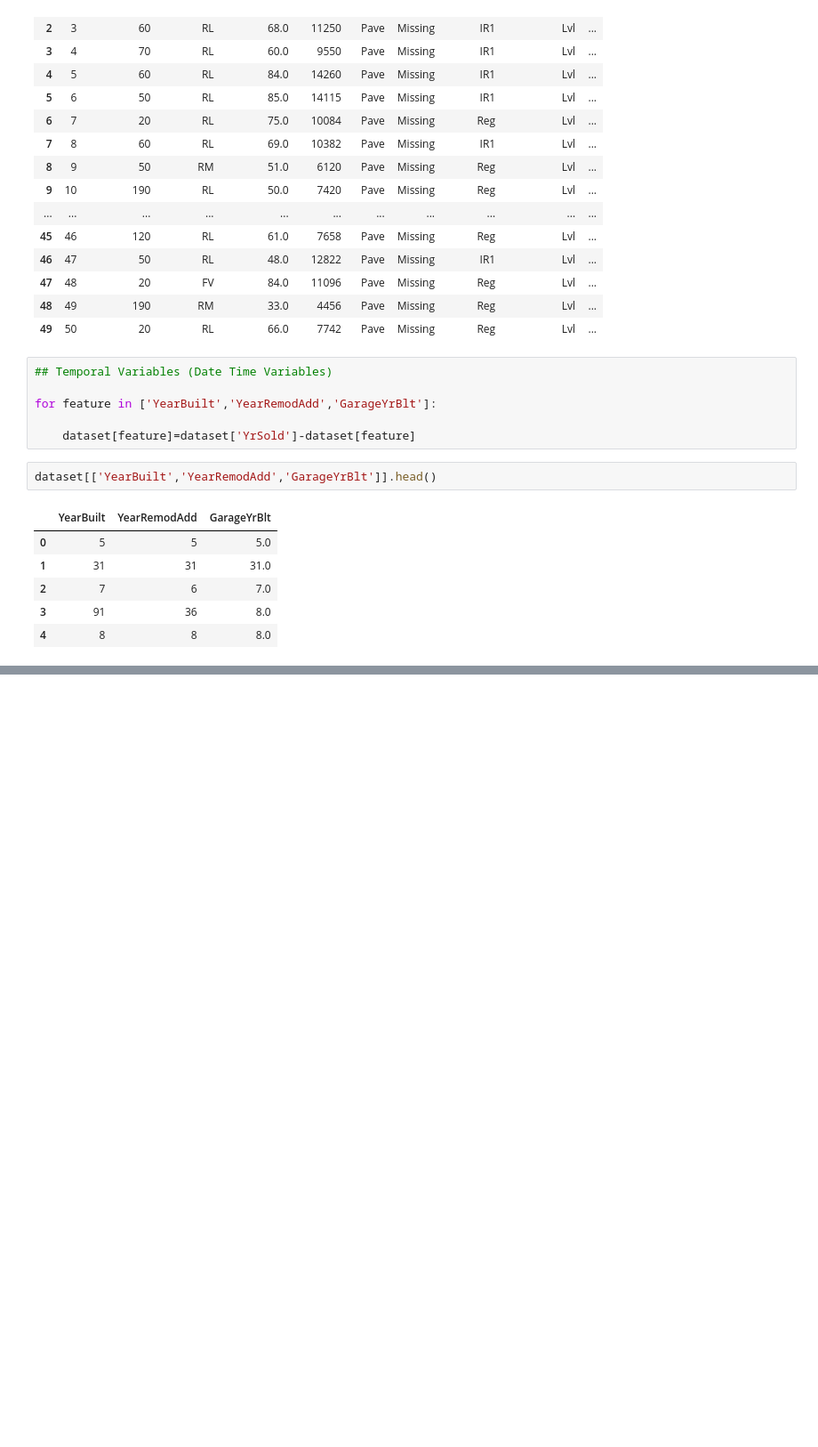
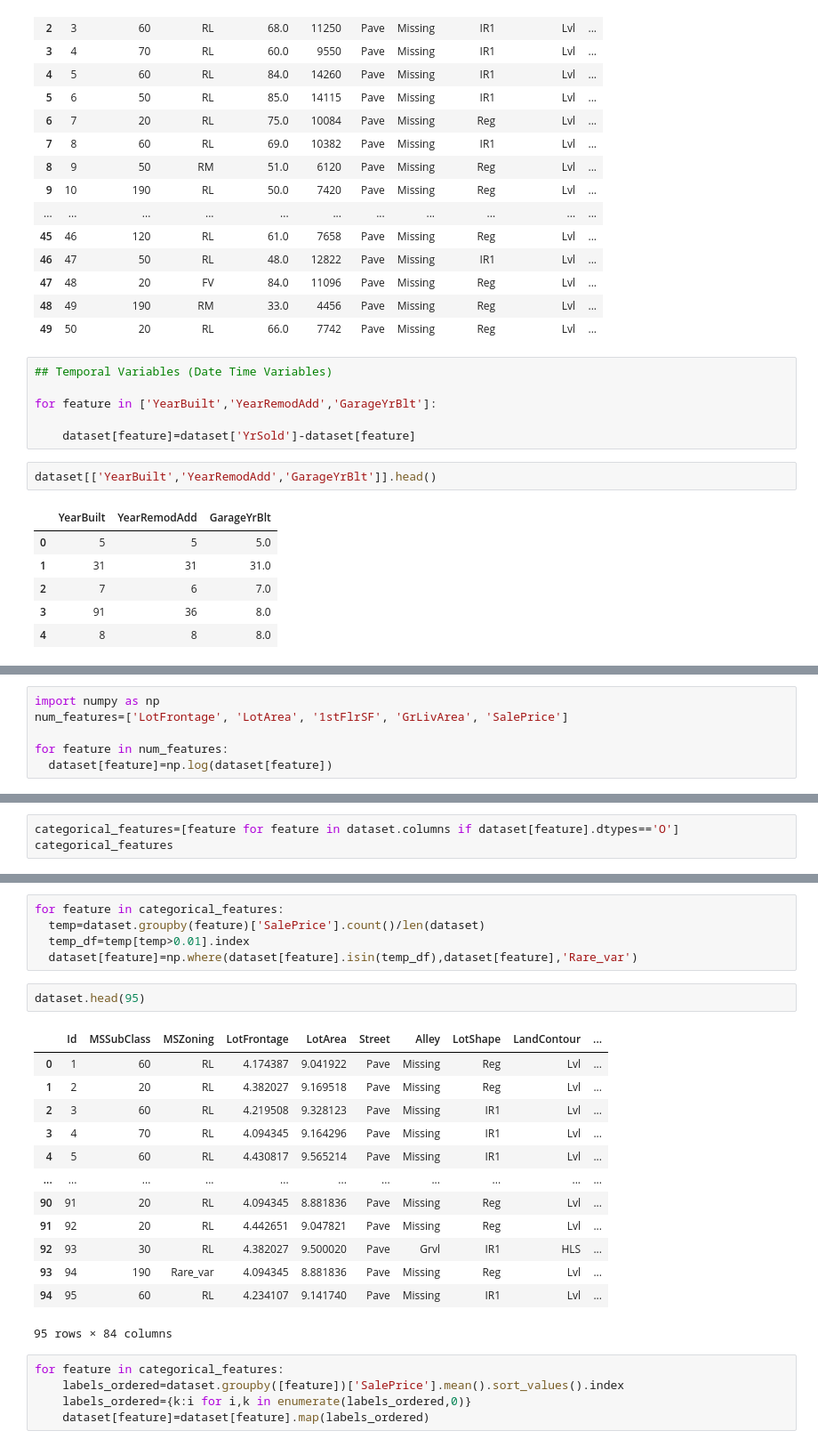
Before and after one commit to SUDHAN1022/Data-preprocessing-Techniques, a Jupyter notebook: EDA_Pratice.ipynb, the cells around one changed output, grey strips where cells are left out. Shown at 89% size. Drawn from its saved outputs; the diff is of its cells as text; blank space fills up the shorter version.

```diff
--- a/EDA_Pratice.ipynb
+++ b/EDA_Pratice.ipynb
@@ -552,0 +578,6 @@ dataset[['YearBuilt','YearRemodAdd','GarageYrBlt']].head()
+# %%
+import numpy as np
+num_features=['LotFrontage', 'LotArea', '1stFlrSF', 'GrLivArea', 'SalePrice']
+
+for feature in num_features:
+  dataset[feature]=np.log(dataset[feature])
@@ -552,0 +597,3 @@ dataset[['YearBuilt','YearRemodAdd','GarageYrBlt']].head()
+# %%
+categorical_features=[feature for feature in dataset.columns if dataset[feature].dtypes=='O']
+categorical_features
@@ -552,0 +618,26 @@ dataset[['YearBuilt','YearRemodAdd','GarageYrBlt']].head()
+# %%
+for feature in categorical_features:
+  temp=dataset.groupby(feature)['SalePrice'].count()/len(dataset)
+  temp_df=temp[temp>0.01].index
+  dataset[feature]=np.where(dataset[feature].isin(temp_df),dataset[feature],'Rare_var')
+# %%
+dataset.head(95)
+# %% [output]
+|  | Id | MSSubClass | MSZoning | LotFrontage | LotArea | Street | Alley | LotShape | LandContour | ... |
+| 0 | 1 | 60 | RL | 4.174387 | 9.041922 | Pave | Missing | Reg | Lvl | ... |
+| 1 | 2 | 20 | RL | 4.382027 | 9.169518 | Pave | Missing | Reg | Lvl | ... |
+| 2 | 3 | 60 | RL | 4.219508 | 9.328123 | Pave | Missing | IR1 | Lvl | ... |
+| 3 | 4 | 70 | RL | 4.094345 | 9.164296 | Pave | Missing | IR1 | Lvl | ... |
+| 4 | 5 | 60 | RL | 4.430817 | 9.565214 | Pave | Missing | IR1 | Lvl | ... |
+| ... | ... | ... | ... | ... | ... | ... | ... | ... | ... | ... |
+| 90 | 91 | 20 | RL | 4.094345 | 8.881836 | Pave | Missing | Reg | Lvl | ... |
+| 91 | 92 | 20 | RL | 4.442651 | 9.047821 | Pave | Missing | Reg | Lvl | ... |
+| 92 | 93 | 30 | RL | 4.382027 | 9.500020 | Pave | Grvl | IR1 | HLS | ... |
+| 93 | 94 | 190 | Rare_var | 4.094345 | 8.881836 | Pave | Missing | Reg | Lvl | ... |
+| 94 | 95 | 60 | RL | 4.234107 | 9.141740 | Pave | Missing | IR1 | Lvl | ... |
+95 rows × 84 columns
+# %%
+for feature in categorical_features:
+    labels_ordered=dataset.groupby([feature])['SalePrice'].mean().sort_values().index
+    labels_ordered={k:i for i,k in enumerate(labels_ordered,0)}
+    dataset[feature]=dataset[feature].map(labels_ordered)
```
Also changed, not shown: parts of 14 cells of this notebook.
